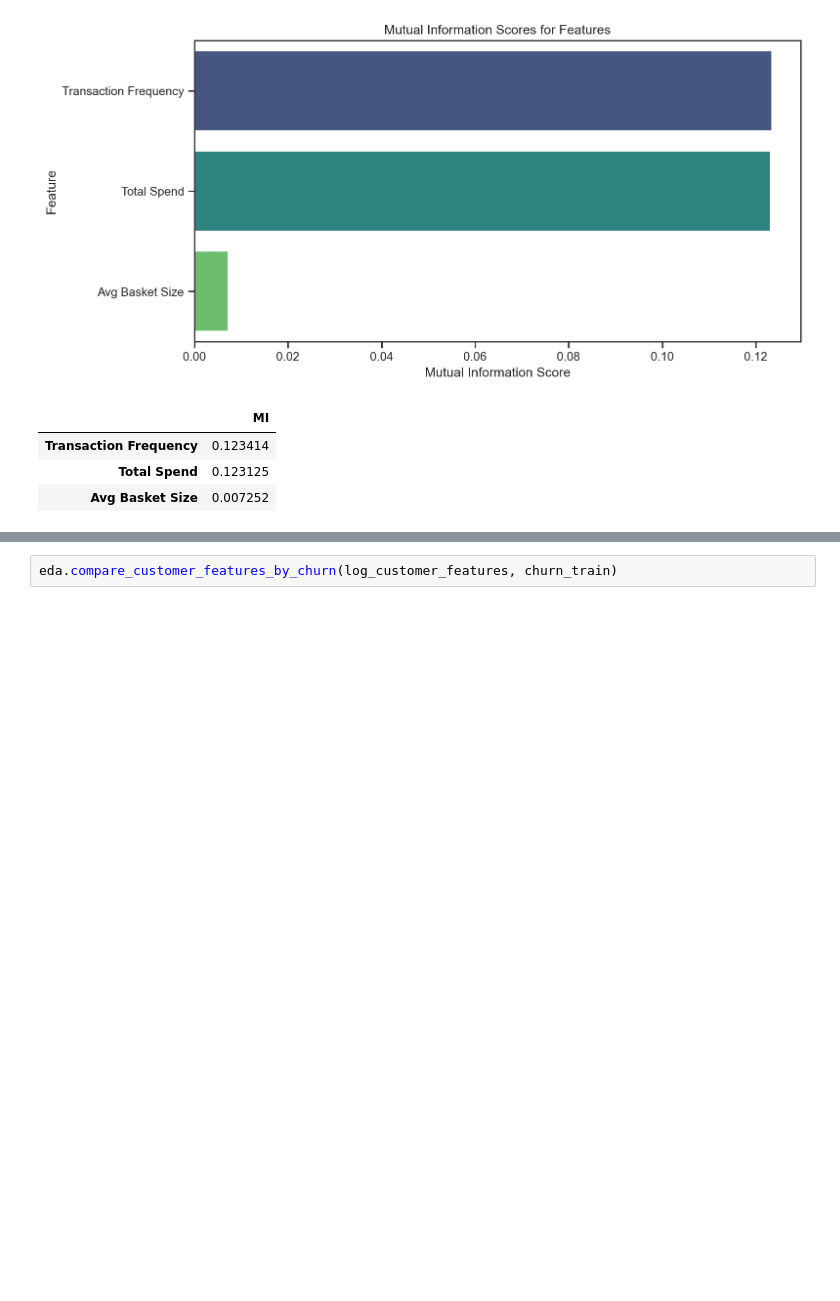
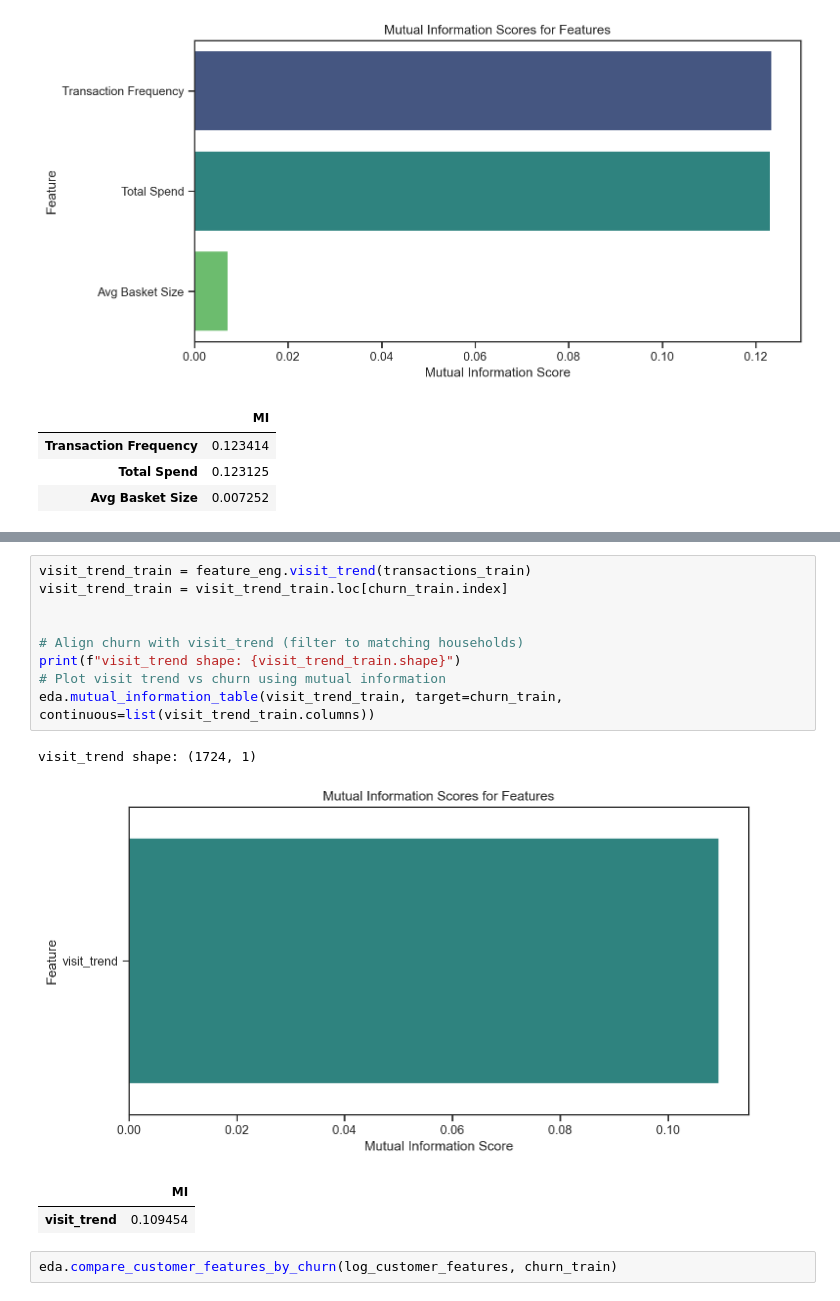
Before and after one commit to Kasperclowes/QBUS3820-Group-Assignment, a Jupyter notebook: RUN.ipynb, the cells around one changed output, grey strips where cells are left out. Cells and saved outputs as stored; diff of their text form; blank space fills up the shorter version.

```diff
--- a/RUN.ipynb
+++ b/RUN.ipynb
@@ -334,3 +335,17 @@ spend_trend shape: (1724, 1)
+# %%
+visit_trend_train = feature_eng.visit_trend(transactions_train)
+visit_trend_train = visit_trend_train.loc[churn_train.index]
+
+
+# Align churn with visit_trend (filter to matching households)
+print(f"visit_trend shape: {visit_trend_train.shape}")
+# Plot visit trend vs churn using mutual information
+eda.mutual_information_table(visit_trend_train, target=churn_train, continuous=list(visit_trend_train.columns))
+# %% [output]
+visit_trend shape: (1724, 1)
+[figure, added]
+|  | MI |
+| visit_trend | 0.109454 |
 # %%
 eda.compare_customer_features_by_churn(log_customer_features, churn_train)
 # %% [output]
```
Also changed, not shown: parts of 2 cells of this notebook.
